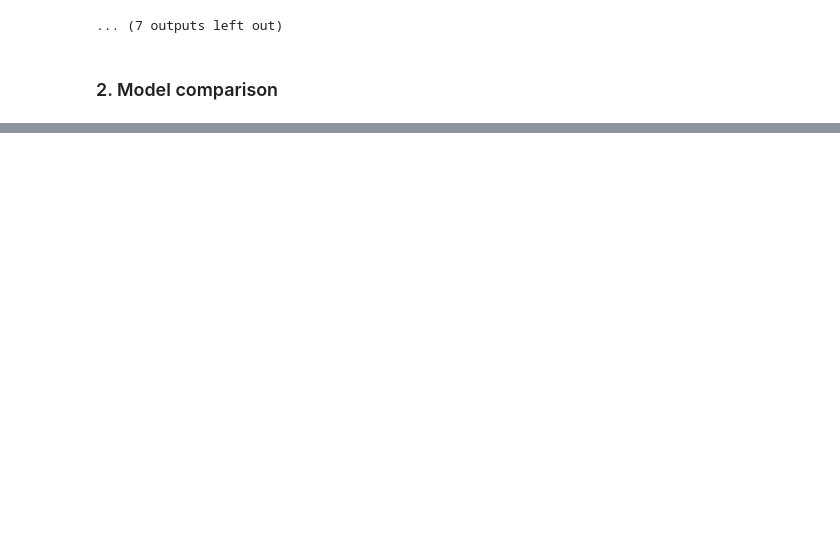
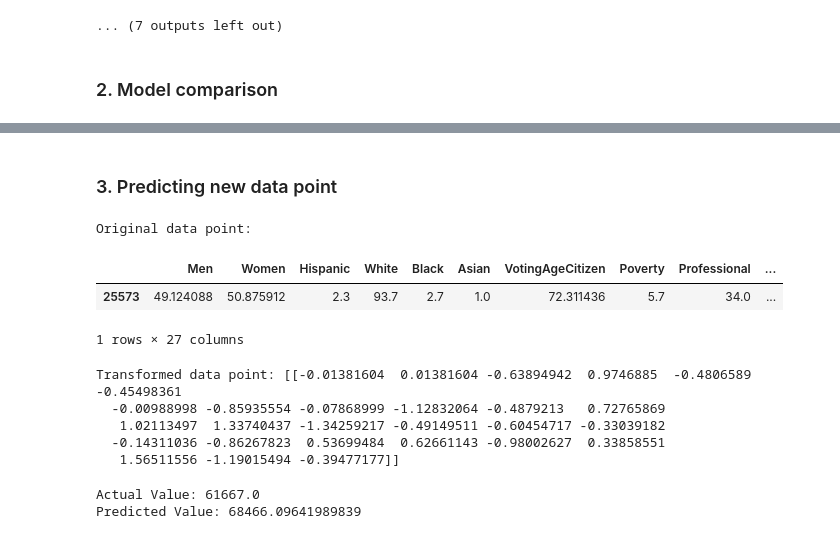
Before and after one commit to MiKueen/US-Census-Analysis, a Jupyter notebook: notebook.ipynb, the cells around one changed output, grey strips where cells are left out. Drawn from its saved outputs; the diff is of its cells as text; code cells hidden in the pictures; blank space fills up the shorter version.

```diff
--- a/notebook.ipynb
+++ b/notebook.ipynb
@@ -997,0 +998,50 @@ Model Accuracy: 81.766
+# %% [markdown]
+### 3. Predicting new data point
+# %%
+# load the model from the pickle file
+with open('../models/gradient_boosting.pkl', 'rb') as file:
+    model = pickle.load(file)
+
+# generate a random index to select a data point from X
+random_index = np.random.randint(0, len(X))
+
+# create a pandas DataFrame containing the random data point
+random_data_point = pd.DataFrame([X.iloc[random_index]])
+
+# preprocess the random data point using the preprocessor
+X_preprocessed = preprocessor.transform(random_data_point)
+
+# select the best features for the random data point
+X_selected = X_preprocessed[:, selected_indices]
+
+# make predictions using the trained model
+prediction = model.predict(X_selected)
+
+# retrieve the actual value from y for the random data point
+actual_value = y.iloc[random_index]
+
+# access the scalar predicted value
+predicted_value = prediction[0]
+# %%
+print("Original data point:")
+random_data_point
+# %% [output]
+Original data point:
+|  | Men | Women | Hispanic | White | Black | Asian | VotingAgeCitizen | Poverty | Professional | ... |
+| 25573 | 49.124088 | 50.875912 | 2.3 | 93.7 | 2.7 | 1.0 | 72.311436 | 5.7 | 34.0 | ... |
+1 rows × 27 columns
+# %%
+print("Transformed data point:", X_preprocessed)
+# %% [output]
+Transformed data point: [[-0.01381604  0.01381604 -0.63894942  0.9746885  -0.4806589  -0.45498361
+  -0.00988998 -0.85935554 -0.07868999 -1.12832064 -0.4879213   0.72765869
+   1.02113497  1.33740437 -1.34259217 -0.49149511 -0.60454717 -0.33039182
+  -0.14311036 -0.86267823  0.53699484  0.62661143 -0.98002627  0.33858551
+   1.56511556 -1.19015494 -0.39477177]]
+# %%
+# compare the actual value and predicted value
+print("Actual Value:", actual_value)
+print("Predicted Value:", predicted_value)
+# %% [output]
+Actual Value: 61667.0
+Predicted Value: 68466.09641989839
```
Also changed, not shown: parts of 13 cells of this notebook.
